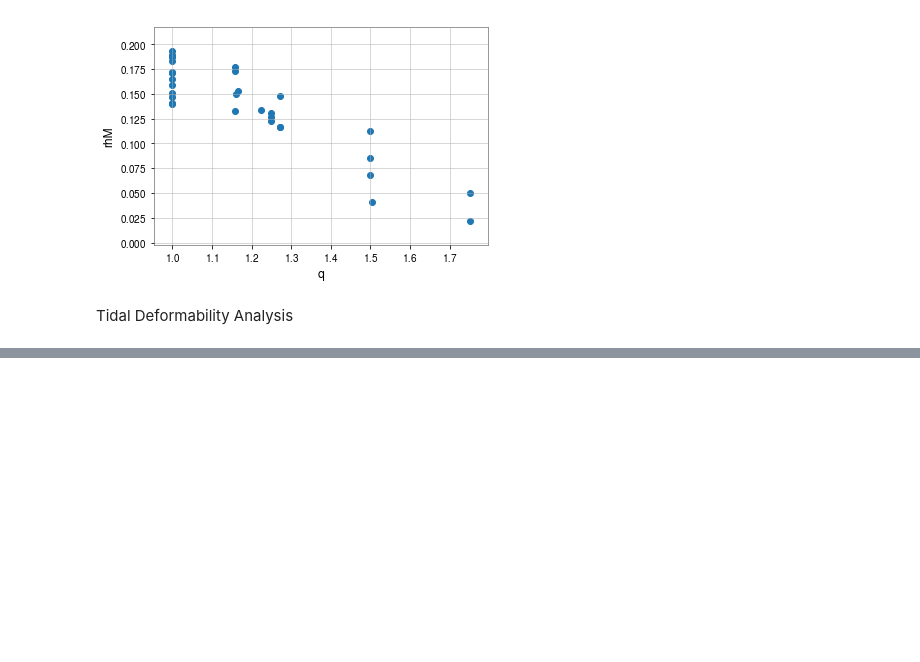
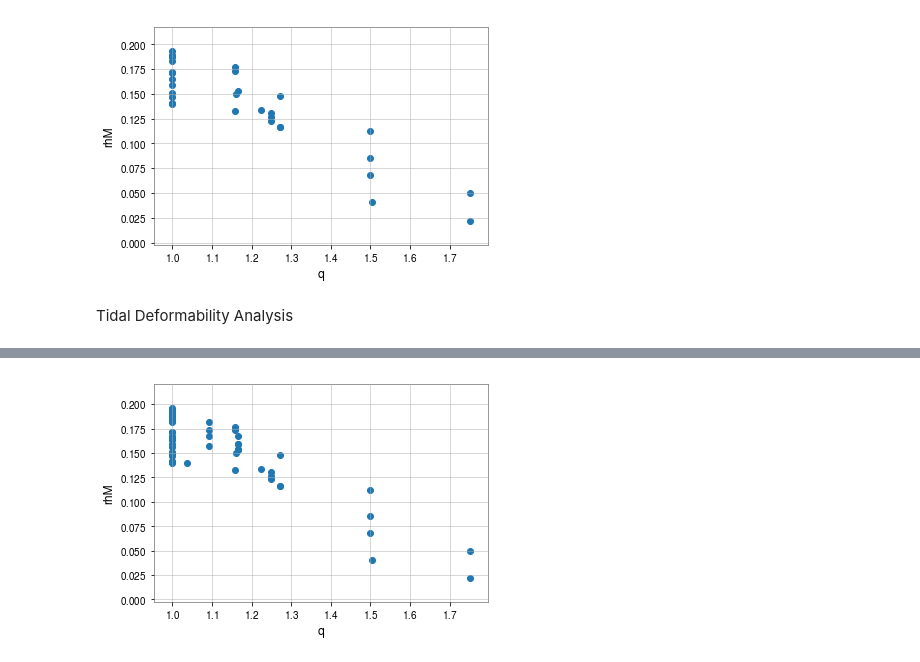
Before and after one commit to johnkou97/model, a Jupyter notebook: Time_dom.ipynb, the cells around one changed output, grey strips where cells are left out. Saved outputs shown, nothing was run; the diff lists cells and outputs as text; code cells hidden in the pictures; blank space fills up the shorter version.

```diff
--- a/Time_dom.ipynb
+++ b/Time_dom.ipynb
@@ -104,3 +129,8 @@ for m in range(0,2):
+# %%
+dtM=np.concatenate((dtM1,dtM2))
+rhM=np.concatenate((rhM1,rhM2))
+names=np.concatenate((names1,names2))
+code=np.concatenate((code1,code2))
 # %%
 for i in range(len(dtM)):
     print(code[i],dtM[i],rhM[i])
@@ -136,8 +166,8 @@ ms1b=6
 ENG=7
 #2H=8
 # %%
-q = np.zeros(31)
-mas=np.zeros(31)
+q2 = np.zeros(31)
+mas2=np.zeros(31)
 eos=np.zeros(31)
 
 
@@ -150,9 +180,9 @@ for m in range(0,2):
                 f=open(name)
                 lines=f.readlines()
                 exec(lines[10])
-                q[i] = id_mass_ratio
+                q2[i] = id_mass_ratio
                 exec(lines[8])
-                mas[i]=id_mass
+                mas2[i]=id_mass
                 if i==0:
                     eos[i]=8 #by hand because 2H can not be given a value
                 if i>0:
@@ -326,0 +385,7 @@ plt.show()
+# %%
+plt.scatter(q,rhM)
+plt.xlabel('q')
+plt.ylabel('rhM')
+plt.show()
+# %% [output]
+[figure, added]
```
Also changed, not shown: parts of 15 cells of this notebook, 1 other file.
